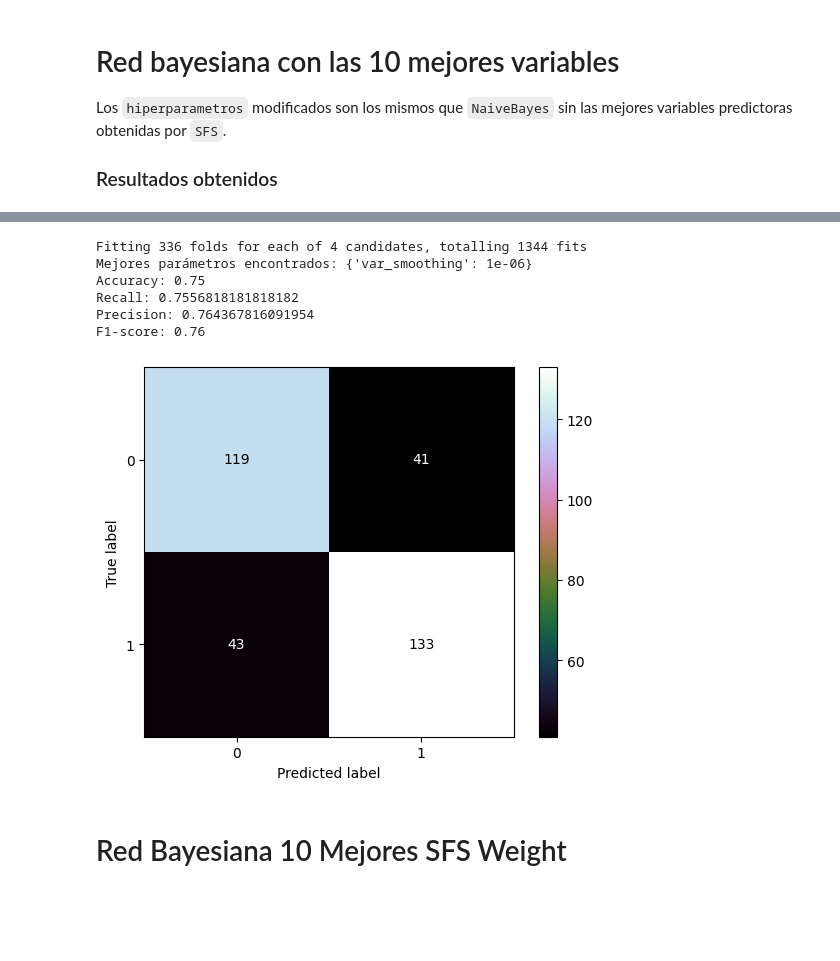
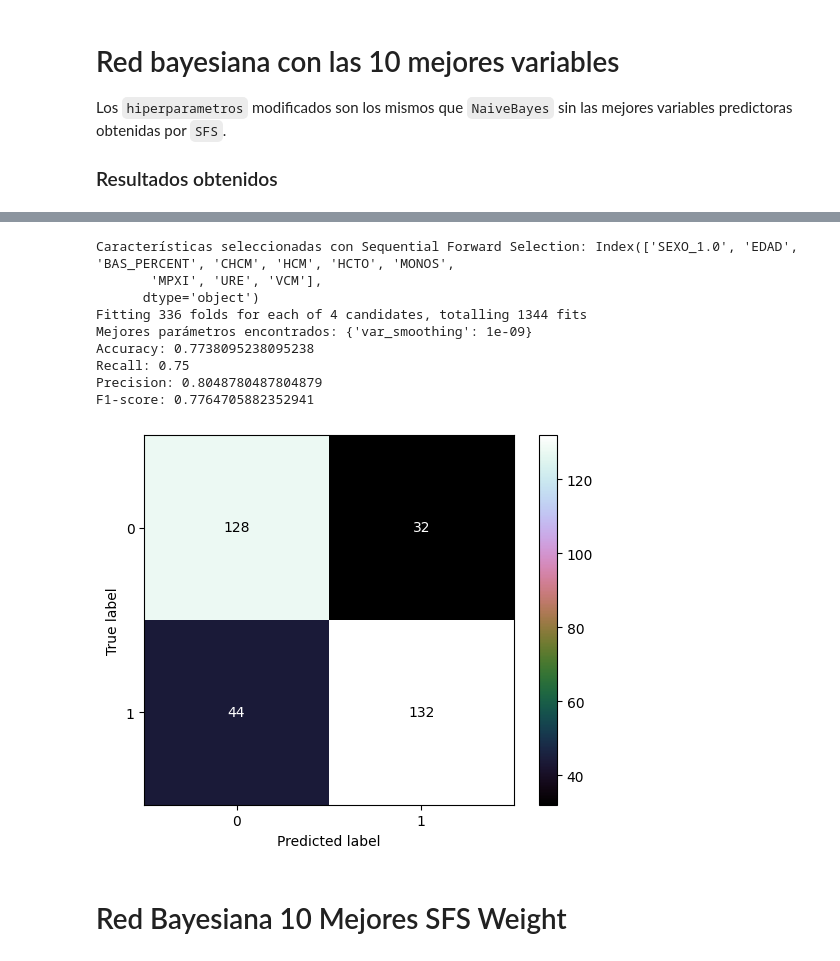
Before and after one commit to JaviDominn/TFG, a Jupyter notebook: Libreta Metodos - GS.ipynb, the cells around one changed output, grey strips where cells are left out. Drawn from its saved outputs; the diff is of its cells as text; code cells hidden in the pictures; blank space fills up the shorter version.

```diff
--- a/Libreta Metodos - GS.ipynb
+++ b/Libreta Metodos - GS.ipynb
@@ -1101,0 +1119,5 @@ Hemos evaluado el modelo de clasificación **Naive Bayes** utilizando diferentes
+# %%
+from sklearn.pipeline import make_pipeline
+
+preprocessing = make_pipeline(encoder)
+preprocessing
@@ -1384,6 +1479,17 @@ F1-score: 0.6231884057971014
 # Definir x e y
 x = data.drop(columns=[target])  # Eliminar columna objetivo
 y = data[target]  # Columna objetivo
+
+# Fit y transformación del pipeline
+transformed_data = preprocessing.fit_transform(x)
+
+# Convertir la salida a DataFrame
+# Recuperar los nombres de las columnas del preprocesador (encoder)
+column_names = preprocessing.named_steps['columntransformer'].get_feature_names_out()
+
+# Crear un DataFrame con las columnas transformadas
+x = pd.DataFrame(transformed_data, columns=column_names)
+
 
 # Crear DataFrame con solo las características seleccionadas
 x_sfs = x[selected_features]
@@ -1406,6 +1512,7 @@ grid_search = GridSearchCV(
     verbose=1
 )
 
+
 # Realizamos el GridSearch
 grid_search.fit(x_sfs, y)
 
@@ -1420,7 +1527,7 @@ actual_values = {'weighted': []}
 predicted_values = {'weighted': []}
 
 for train_index, test_index in LeaveOneOut().split(x_sfs):
-    x_train, x_test = x.iloc[train_index], x.iloc[test_index]
+    x_train, x_test = x_sfs.iloc[train_index], x_sfs.iloc[test_index]
     y_train, y_test = y.iloc[train_index], y.iloc[test_index]
 
     # Entrenamiento y predicción
@@ -1500,7 +1585,39 @@ data_10_sfs.head()
 # %%
+from sklearn.linear_model import LinearRegression
+from sklearn.feature_selection import SequentialFeatureSelector
+
 # Definir x e y
-x = data_10_sfs.drop(columns=[target])  # Eliminar columna objetivo
-y = data_10_sfs[target]  # Columna objetivo
+x = data.drop(columns=[target])  # Eliminar columna objetivo
+y = data[target]  # Columna objetivo
+
+# Fit y transformación del pipeline
+transformed_data = preprocessing.fit_transform(x)
+
+# Convertir la salida a DataFrame
+# Recuperar los nombres de las columnas del preprocesador (encoder)
+column_names = preprocessing.named_steps['columntransformer'].get_feature_names_out()
+
+# Crear un DataFrame con las columnas transformadas
+x = pd.DataFrame(transformed_data, columns=column_names)
+
+SequentialFeatureSelector
+sfs = SequentialFeatureSelector(
+    estimator=GaussianNB(),
+    n_features_to_select=10,  # O puedes especificar un número fijo
+    direction="forward",
+    scoring="accuracy",
+)
+# Selección de características: Sequential Forward Selection (SFS)
+#sfs = SequentialFeatureSelector(estimator=GaussianNB(), n_features_to_select="auto", direction="forward")
+
+
+sfs.fit(x, y)
+selected_features = x.columns[sfs.get_support()]  # Características seleccionadas
+print(f"\nCaracterísticas seleccionadas con Sequential Forward Selection: {selected_features}")
+
+# Crear DataFrame con solo las características seleccionadas
+x_sfs = x[selected_features]
+
 
 # Parámetros para GridSearch
 param_grid = {
@@ -1519,8 +1636,9 @@ grid_search = GridSearchCV(
     verbose=1
 )
 
+
 # Realizamos el GridSearch
-grid_search.fit(x, y)
+grid_search.fit(x_sfs, y)
 
 # Recuperamos los mejores parámetros y el mejor modelo
 best_model = grid_search.best_estimator_
@@ -1533,8 +1651,8 @@ results['NaiveBayes10SFS'] = {}
 actual_values = {'binary': []}
 predicted_values = {'binary': []}
 
-for train_index, test_index in LeaveOneOut().split(x):
-    x_train, x_test = x.iloc[train_index], x.iloc[test_index]
+for train_index, test_index in LeaveOneOut().split(x_sfs):
+    x_train, x_test = x_sfs.iloc[train_index], x_sfs.iloc[test_index]
     y_train, y_test = y.iloc[train_index], y.iloc[test_index]
 
     # Entrenamiento y predicción
@@ -1550,39 +1668,42 @@ predicted_combined = np.array(predicted_values['binary'])  # Valores predichos
 
 # Calcular matriz de confusión
 cm = confusion_matrix(actual_combined, predicted_combined, labels=best_model.classes_)
 
 # Calcular métricas
 accuracy = accuracy_score(actual_combined, predicted_combined)
 recall = recall_score(actual_combined, predicted_combined, average='binary')
 precision = precision_score(actual_combined, predicted_combined, average='binary')
 f_measure = f1_score(actual_combined, predicted_combined, average='binary')
 
 # Almacenamos los resultados
 results['NaiveBayes10SFS'][f"Best Model - var_smoothing: {best_params['var_smoothing']}, average: binary"] = {
     "accuracy": accuracy,
     "recall": recall,
     "precision": precision,
     "f_measure": f_measure
 }
 
 # Imprimir resultados
 print(f"Accuracy: {accuracy}")
 print(f"Recall: {recall}")
 print(f"Precision: {precision}")
 print(f"F1-score: {f_measure}")
 
 # Mostrar la matriz de confusión
 disp = ConfusionMatrixDisplay(confusion_matrix=cm, display_labels=best_model.classes_)
 disp.plot(cmap='cubehelix', values_format='d')
 plt.show()
 # %% [output]
+Características seleccionadas con Sequential Forward Selection: Index(['SEXO_1.0', 'EDAD', 'BAS_PERCENT', 'CHCM', 'HCM', 'HCTO', 'MONOS',
+       'MPXI', 'URE', 'VCM'],
+      dtype='object')
 Fitting 336 folds for each of 4 candidates, totalling 1344 fits
-Mejores parámetros encontrados: {'var_smoothing': 1e-06}
-Accuracy: 0.75
-Recall: 0.7556818181818182
-Precision: 0.764367816091954
-F1-score: 0.76
+Mejores parámetros encontrados: {'var_smoothing': 1e-09}
+Accuracy: 0.7738095238095238
+Recall: 0.75
+Precision: 0.8048780487804879
+F1-score: 0.7764705882352941
-[figure, old version]
+[figure, new version]
 # %% [markdown]
 # Red Bayesiana 10 Mejores SFS Weight
 # %%
```
Also changed, not shown: parts of 25 cells of this notebook.
